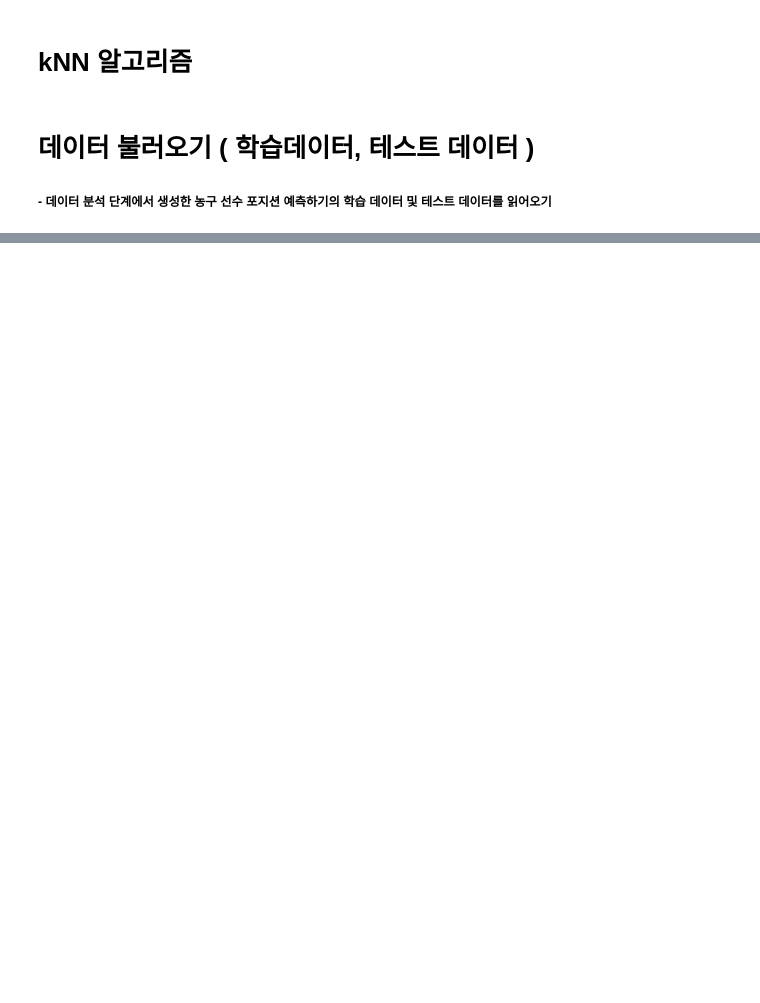
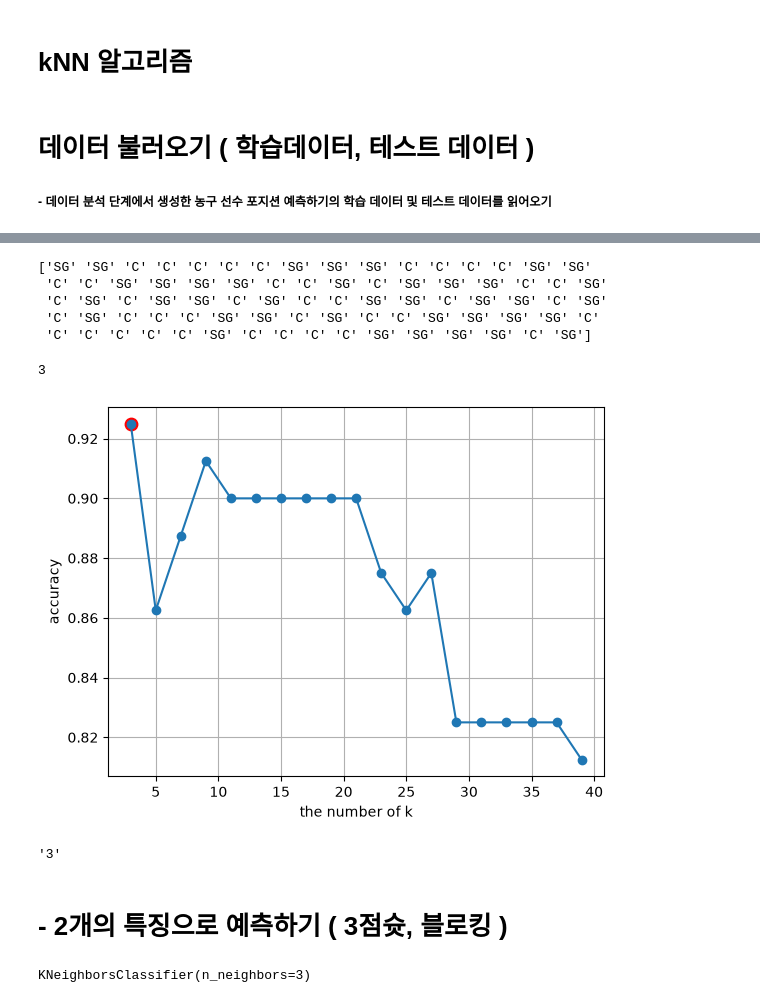
Before and after one commit to woyo73/AI_Learning, a Jupyter notebook: machine&deepLearning/src/machineLearning/ch02_kNN.ipynb, the cells around one changed output, grey strips where cells are left out. Drawn from its saved outputs; the diff is of its cells as text; code cells hidden in the pictures; blank space fills up the shorter version.

```diff
--- a/machine&deepLearning/src/machineLearning/ch02_kNN.ipynb
+++ b/machine&deepLearning/src/machineLearning/ch02_kNN.ipynb
@@ -71,0 +60,20 @@ print(df_test.shape[1])
+# %%
+# 최적의 k 값 찾기
+
+# //연산자 몫 만 반환
+# k 값 체크는 전체 데이터 개수의 절반만 체크 해도 된다
+max_k_range = df_train.shape[0] // 2
+k_list = []
+
+# 1,2 는 보통 안쓰임 짝수값은 건더띔
+for i in range(3, max_k_range, 2):
+  k_list.append(i)
+
+x_train = df_train[['3P', 'BLK','TRB']]
+y_train = df_train[['Pos']]
+
+print(x_train.shape)
+print(y_train.shape)
+
+print(x_train)
+print(y_train)
@@ -71,0 +98,52 @@ print(df_test.shape[1])
+# %%
+print(y_train.values.ravel())
+# %% [output]
+['SG' 'SG' 'C' 'C' 'C' 'C' 'C' 'SG' 'SG' 'SG' 'C' 'C' 'C' 'C' 'SG' 'SG'
+ 'C' 'C' 'SG' 'SG' 'SG' 'SG' 'C' 'C' 'SG' 'C' 'SG' 'SG' 'SG' 'C' 'C' 'SG'
+ 'C' 'SG' 'C' 'SG' 'SG' 'C' 'SG' 'C' 'C' 'SG' 'SG' 'C' 'SG' 'SG' 'C' 'SG'
+ 'C' 'SG' 'C' 'C' 'C' 'SG' 'SG' 'C' 'SG' 'C' 'C' 'SG' 'SG' 'SG' 'SG' 'C'
+ 'C' 'C' 'C' 'C' 'C' 'SG' 'C' 'C' 'C' 'C' 'SG' 'SG' 'SG' 'SG' 'C' 'SG']
+# %%
+# k-fold cross validation (k-폴드 교차 검증법)
+cross_validation_score = []
+
+for k in k_list:
+  # k값으로 모델을 생성
+  knn = KNeighborsClassifier(n_neighbors=k)
+
+  # knn 모델에 x_train 데이터를 넣어서
+  # y_train 풀어서 이차원을 1차원으로 풀어서 제공해야함
+  # cv=10 반복 학습 횟수
+  # 예 10번 반복한 결과의 평균 으로 체크 한 스코어 를 리턴
+  scores = cross_val_score(knn, x_train, y_train.values.ravel(), cv=10, scoring='accuracy')
+  cross_validation_score.append(scores.mean())
+# %% [output]
+3
+# %%
+# k-값 시각화
+plt.plot(k_list, cross_validation_score, marker='o')
+plt.scatter(result_k, max(cvs), color='red', s=80)
+plt.xlabel('the number of k')
+plt.ylabel('accuracy')
+plt.grid(True)
+plt.show()
+# %% [output]
+[figure, added]
+# %%
+cvs = cross_validation_score
+result_k = k_list[cvs.index(max(cvs))]
+str(result_k)
+# %% [output]
+'3'
+# %% [markdown]
+# - 2개의 특징으로 예측하기 ( 3점슛, 블로킹 )
+# %%
+# 찾아낸 최고의 결과값 k를 가지고 최종 모델 생성
+result_knn = KNeighborsClassifier(n_neighbors=result_k)
+
+x_train = df_train[['3P', 'BLK']]
+y_train = df_train[['Pos']]
+
+result_knn.fit(x_train, y_train.values.ravel())
+# %% [output]
+KNeighborsClassifier(n_neighbors=3)
```
Also changed, not shown: parts of 10 cells of this notebook, 3 other files.
